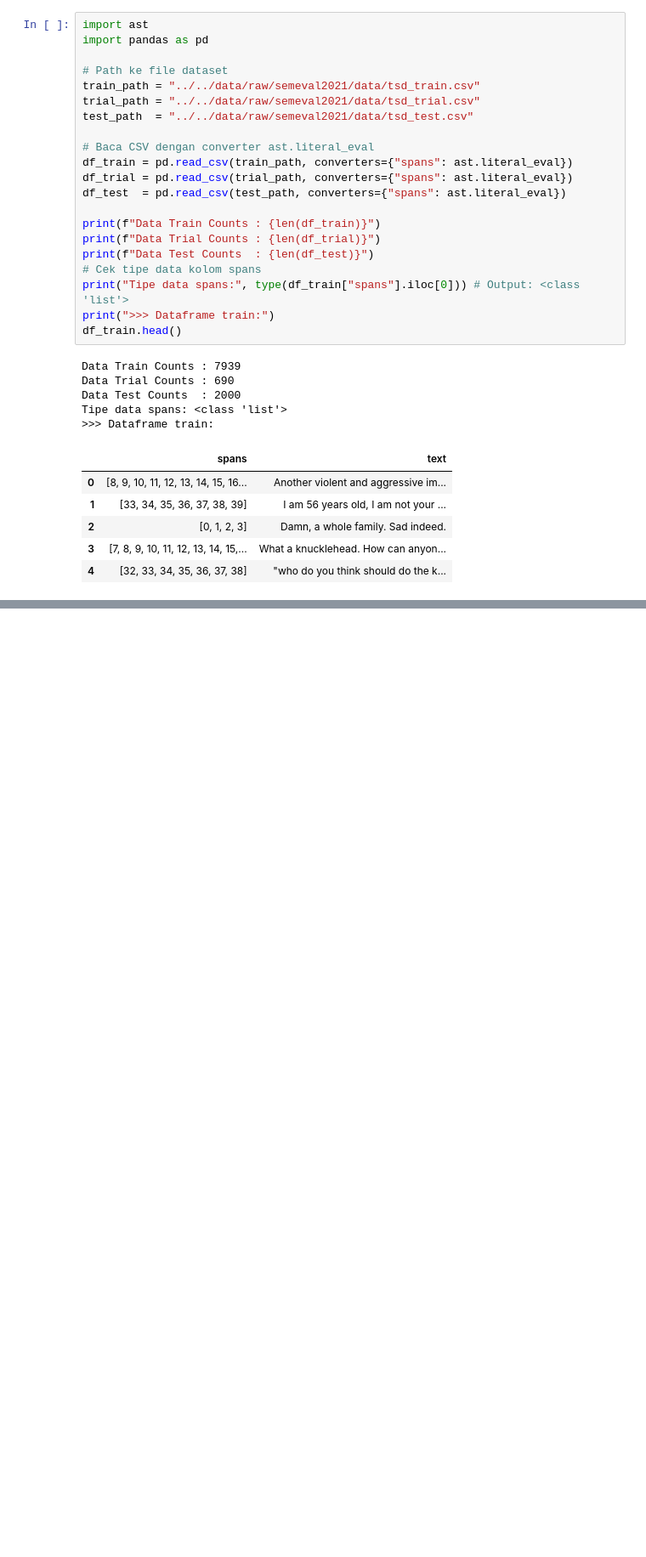
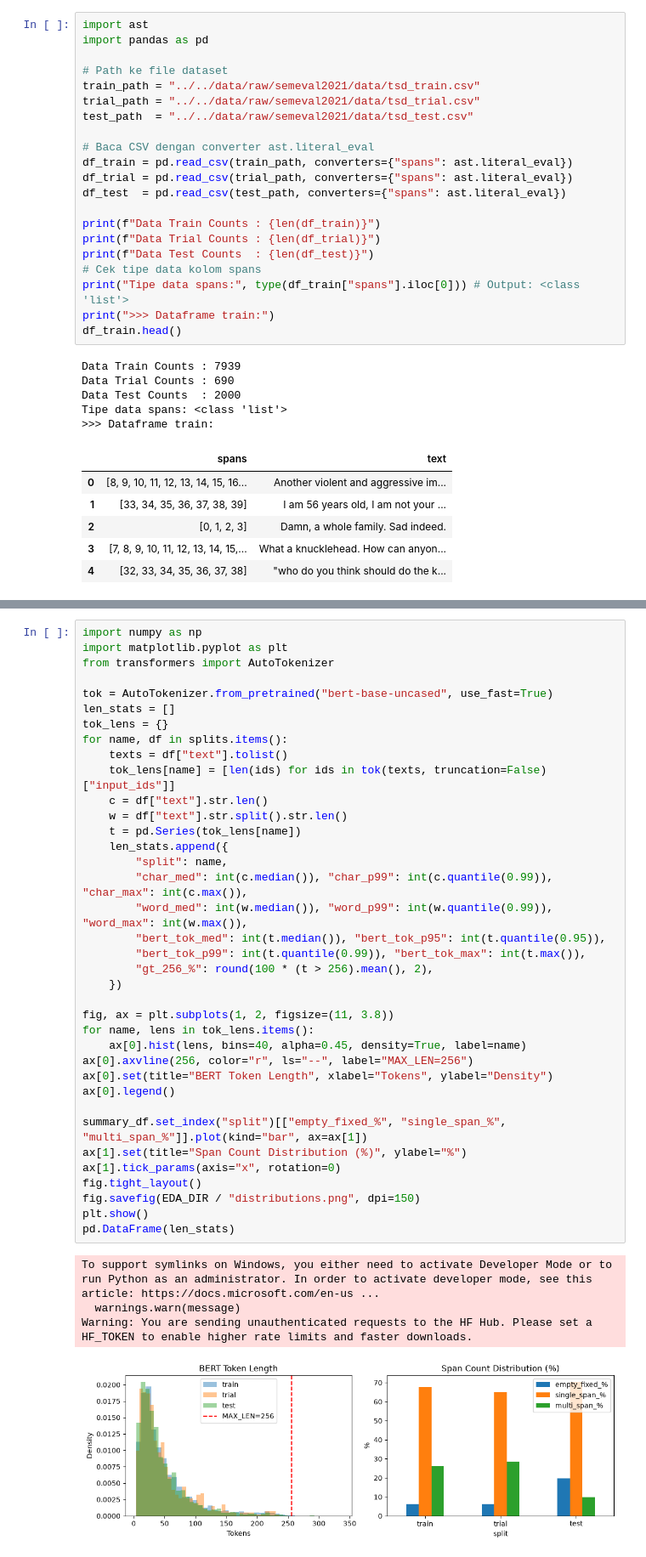
Before and after one commit to ivant8k/IF5153-Chat-Moderation, a Jupyter notebook: src/task_3/nb.ipynb, the cells around one changed output, grey strips where cells are left out. Shown at 85% size. Drawn from its saved outputs; the diff is of its cells as text; blank space fills up the shorter version.

Commit message:
feat: data understanding

```diff
--- a/src/task_3/nb.ipynb
+++ b/src/task_3/nb.ipynb
@@ -81,0 +119,42 @@ Kata Toksik : ['killing']
+# %%
+import numpy as np
+import matplotlib.pyplot as plt
+from transformers import AutoTokenizer
+
+tok = AutoTokenizer.from_pretrained("bert-base-uncased", use_fast=True)
+len_stats = []
+tok_lens = {}
+for name, df in splits.items():
+    texts = df["text"].tolist()
+    tok_lens[name] = [len(ids) for ids in tok(texts, truncation=False)["input_ids"]]
+    c = df["text"].str.len()
+    w = df["text"].str.split().str.len()
+    t = pd.Series(tok_lens[name])
+    len_stats.append({
+        "split": name,
+        "char_med": int(c.median()), "char_p99": int(c.quantile(0.99)), "char_max": int(c.max()),
+        "word_med": int(w.median()), "word_p99": int(w.quantile(0.99)), "word_max": int(w.max()),
+        "bert_tok_med": int(t.median()), "bert_tok_p95": int(t.quantile(0.95)),
+        "bert_tok_p99": int(t.quantile(0.99)), "bert_tok_max": int(t.max()),
+        "gt_256_%": round(100 * (t > 256).mean(), 2),
+    })
+
+fig, ax = plt.subplots(1, 2, figsize=(11, 3.8))
+for name, lens in tok_lens.items():
+    ax[0].hist(lens, bins=40, alpha=0.45, density=True, label=name)
+ax[0].axvline(256, color="r", ls="--", label="MAX_LEN=256")
+ax[0].set(title="BERT Token Length", xlabel="Tokens", ylabel="Density")
+ax[0].legend()
+
+summary_df.set_index("split")[["empty_fixed_%", "single_span_%", "multi_span_%"]].plot(kind="bar", ax=ax[1])
+ax[1].set(title="Span Count Distribution (%)", ylabel="%")
+ax[1].tick_params(axis="x", rotation=0)
+fig.tight_layout()
+fig.savefig(EDA_DIR / "distributions.png", dpi=150)
+plt.show()
+pd.DataFrame(len_stats)
+# %% [output]
+To support symlinks on Windows, you either need to activate Developer Mode or to run Python as an administrator. In order to activate developer mode, see this article: https://docs.microsoft.com/en-us ...
+  warnings.warn(message)
+Warning: You are sending unauthenticated requests to the HF Hub. Please set a HF_TOKEN to enable higher rate limits and faster downloads.
+[figure, added]
```
Also changed, not shown: parts of 5 cells of this notebook, 2 other files.
